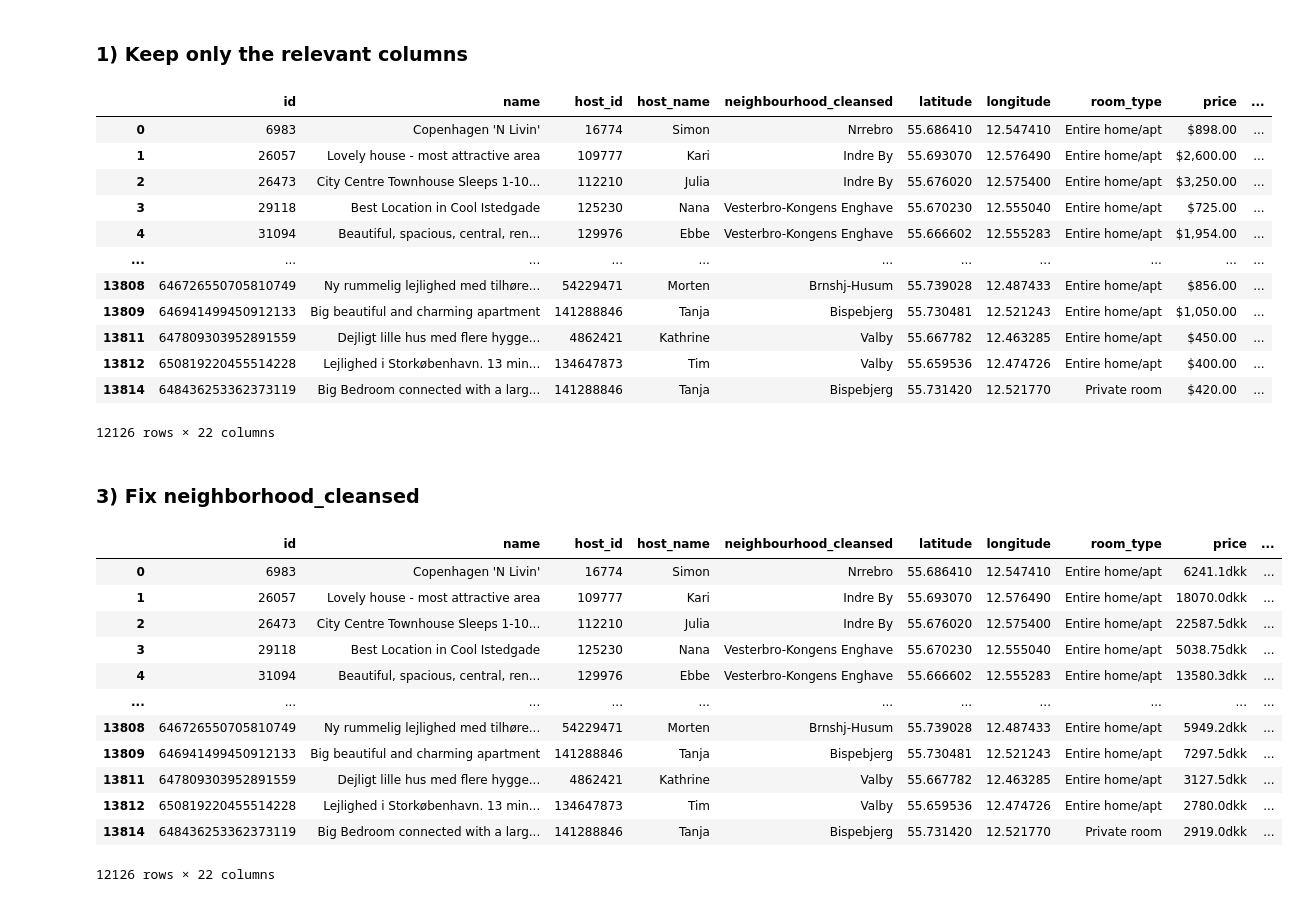
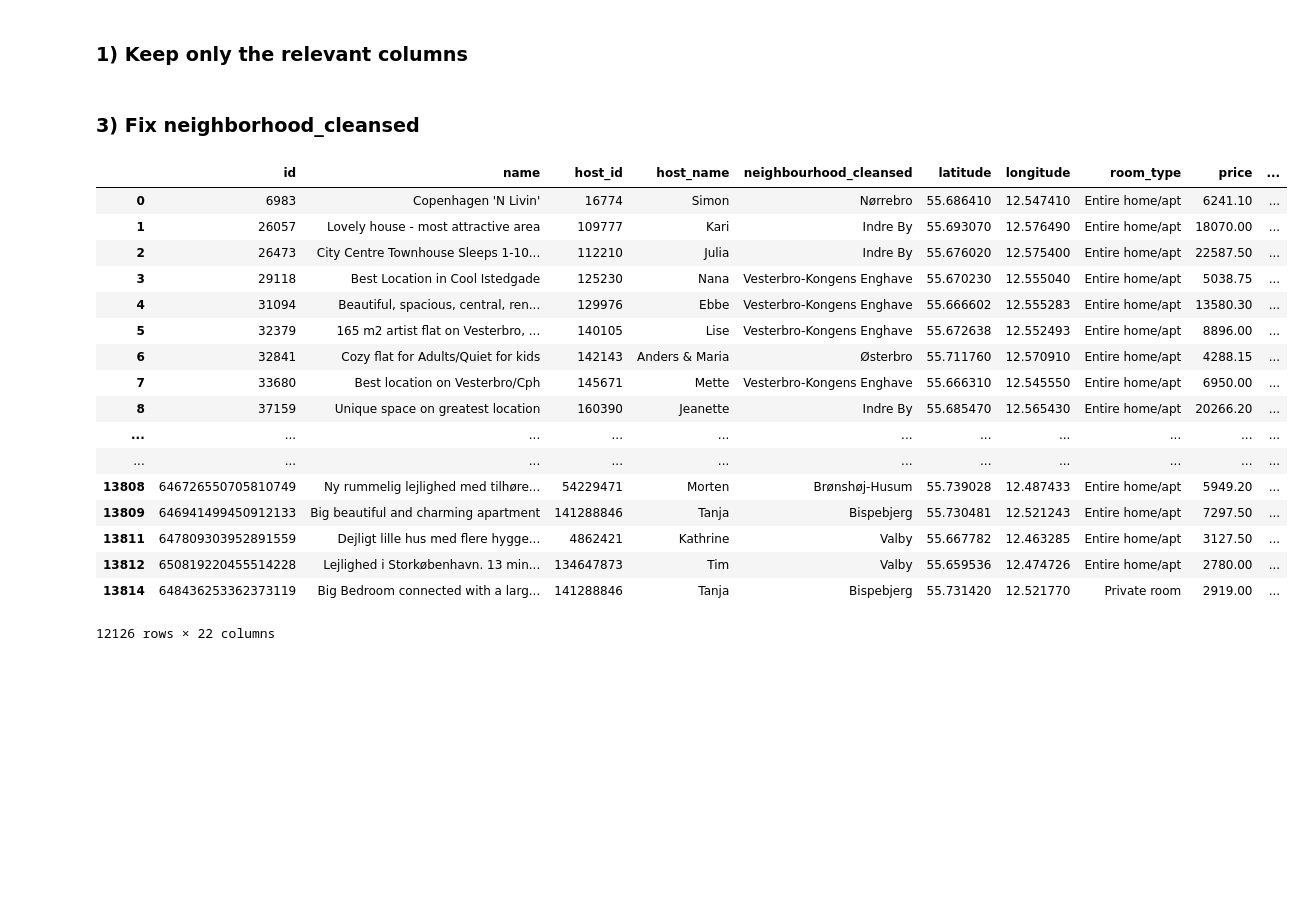
Before and after one commit to maxim-zavidei/viauc-mal1-a23, a Jupyter notebook: assignment1/assignment-solution.ipynb, the cells around one changed output. Cells and saved outputs as stored; diff of their text form; code cells hidden in the pictures; blank space fills up the shorter version.

```diff
--- a/assignment1/assignment-solution.ipynb
+++ b/assignment1/assignment-solution.ipynb
@@ -59,51 +64,63 @@ pd.set_option('display.max_rows', 500)
 pd.set_option('display.max_columns', 500)
 
 # Remove any rows that contain not defined entries in them
-relevant_listings = relevant_listings.dropna()#num_of_reviews_cleaned[~num_of_reviews_cleaned.isna().any(axis=1)]
-relevant_listings
+relevant_listings = relevant_listings.dropna()
+# relevant_listings
-# %% [output]
-|  | id | name | host_id | host_name | neighbourhood_cleansed | latitude | longitude | room_type | price | ... |
-| 0 | 6983 | Copenhagen 'N Livin' | 16774 | Simon | Nrrebro | 55.686410 | 12.547410 | Entire home/apt | $898.00 | ... |
-| 1 | 26057 | Lovely house - most attractive area | 109777 | Kari | Indre By | 55.693070 | 12.576490 | Entire home/apt | $2,600.00 | ... |
-| 2 | 26473 | City Centre Townhouse Sleeps 1-10... | 112210 | Julia | Indre By | 55.676020 | 12.575400 | Entire home/apt | $3,250.00 | ... |
-| 3 | 29118 | Best Location in Cool Istedgade | 125230 | Nana | Vesterbro-Kongens Enghave | 55.670230 | 12.555040 | Entire home/apt | $725.00 | ... |
-| 4 | 31094 | Beautiful, spacious, central, ren... | 129976 | Ebbe | Vesterbro-Kongens Enghave | 55.666602 | 12.555283 | Entire home/apt | $1,954.00 | ... |
-| ... | ... | ... | ... | ... | ... | ... | ... | ... | ... | ... |
-| 13808 | 646726550705810749 | Ny rummelig lejlighed med tilhøre... | 54229471 | Morten | Brnshj-Husum | 55.739028 | 12.487433 | Entire home/apt | $856.00 | ... |
-| 13809 | 646941499450912133 | Big beautiful and charming apartment | 141288846 | Tanja | Bispebjerg | 55.730481 | 12.521243 | Entire home/apt | $1,050.00 | ... |
-| 13811 | 647809303952891559 | Dejligt lille hus med flere hygge... | 4862421 | Kathrine | Valby | 55.667782 | 12.463285 | Entire home/apt | $450.00 | ... |
-| 13812 | 650819220455514228 | Lejlighed i Storkøbenhavn. 13 min... | 134647873 | Tim | Valby | 55.659536 | 12.474726 | Entire home/apt | $400.00 | ... |
-| 13814 | 648436253362373119 | Big Bedroom connected with a larg... | 141288846 | Tanja | Bispebjerg | 55.731420 | 12.521770 | Private room | $420.00 | ... |
-12126 rows × 22 columns
 # %% [markdown]
 ### 3) Fix neighborhood_cleansed
 # %%
 # Define the exchange rate (1 USD to DKK)
 exchange_rate_usd_to_dkk = 6.95
 
 # Define a conversion function to convert USD to DKK
 def convert_usd_to_dkk(price_usd):
     price_dkk = round(price_usd * exchange_rate_usd_to_dkk, 4)
-    price_dkk_str = str(price_dkk) + "dkk"
+    price_dkk_str = price_dkk
     return price_dkk_str
 
 # define the mapping table
 mapping_table = str.maketrans({'$': '', ',': ''})
 
+pd.set_option('display.max_rows', 0)
+pd.set_option('display.max_columns', 0)
+
 # Apply the conversion function to the 'price' column
 relevant_listings['price'] = relevant_listings['price'].apply(lambda x: x.translate(mapping_table)).apply(pd.to_numeric).apply(convert_usd_to_dkk)#.apply(lambda x: x*exchange_rate_usd_to_dkk).apply(lambda x: str(x)+ "dkk")
 relevant_listings
+
+neighborhood_dictionary = {
+    'Nrrebro': 'Nørrebro',
+    'Indre By' : 'Indre By',
+    'Vesterbro-Kongens Enghave' : 'Vesterbro-Kongens Enghave',
+    'sterbro' : 'Østerbro',
+    'Amager Vest' : 'Amager Vest',
+    'Frederiksberg' : 'Frederiksberg',
+    'Amager st' : 'Amager Øst',
+    'Valby' : 'Valby',
+    'Bispebjerg' : 'Bispebjerg',
+    'Vanlse' : 'Vanløse',
+    'Brnshj-Husum' : 'Brønshøj-Husum'
+}
+
+relevant_listings['neighbourhood_cleansed'] = relevant_listings['neighbourhood_cleansed'].apply(lambda x: neighborhood_dictionary[x])
+
+relevant_listings
 # %% [output]
 |  | id | name | host_id | host_name | neighbourhood_cleansed | latitude | longitude | room_type | price | ... |
-| 0 | 6983 | Copenhagen 'N Livin' | 16774 | Simon | Nrrebro | 55.686410 | 12.547410 | Entire home/apt | 6241.1dkk | ... |
-| 1 | 26057 | Lovely house - most attractive area | 109777 | Kari | Indre By | 55.693070 | 12.576490 | Entire home/apt | 18070.0dkk | ... |
-| 2 | 26473 | City Centre Townhouse Sleeps 1-10... | 112210 | Julia | Indre By | 55.676020 | 12.575400 | Entire home/apt | 22587.5dkk | ... |
-| 3 | 29118 | Best Location in Cool Istedgade | 125230 | Nana | Vesterbro-Kongens Enghave | 55.670230 | 12.555040 | Entire home/apt | 5038.75dkk | ... |
-| 4 | 31094 | Beautiful, spacious, central, ren... | 129976 | Ebbe | Vesterbro-Kongens Enghave | 55.666602 | 12.555283 | Entire home/apt | 13580.3dkk | ... |
+| 0 | 6983 | Copenhagen 'N Livin' | 16774 | Simon | Nørrebro | 55.686410 | 12.547410 | Entire home/apt | 6241.10 | ... |
+| 1 | 26057 | Lovely house - most attractive area | 109777 | Kari | Indre By | 55.693070 | 12.576490 | Entire home/apt | 18070.00 | ... |
+| 2 | 26473 | City Centre Townhouse Sleeps 1-10... | 112210 | Julia | Indre By | 55.676020 | 12.575400 | Entire home/apt | 22587.50 | ... |
+| 3 | 29118 | Best Location in Cool Istedgade | 125230 | Nana | Vesterbro-Kongens Enghave | 55.670230 | 12.555040 | Entire home/apt | 5038.75 | ... |
+| 4 | 31094 | Beautiful, spacious, central, ren... | 129976 | Ebbe | Vesterbro-Kongens Enghave | 55.666602 | 12.555283 | Entire home/apt | 13580.30 | ... |
+| 5 | 32379 | 165 m2 artist flat on Vesterbro, ... | 140105 | Lise | Vesterbro-Kongens Enghave | 55.672638 | 12.552493 | Entire home/apt | 8896.00 | ... |
+| 6 | 32841 | Cozy flat for Adults/Quiet for kids | 142143 | Anders & Maria | Østerbro | 55.711760 | 12.570910 | Entire home/apt | 4288.15 | ... |
+| 7 | 33680 | Best location on Vesterbro/Cph | 145671 | Mette | Vesterbro-Kongens Enghave | 55.666310 | 12.545550 | Entire home/apt | 6950.00 | ... |
+| 8 | 37159 | Unique space on greatest location | 160390 | Jeanette | Indre By | 55.685470 | 12.565430 | Entire home/apt | 20266.20 | ... |
 | ... | ... | ... | ... | ... | ... | ... | ... | ... | ... | ... |
-| 13808 | 646726550705810749 | Ny rummelig lejlighed med tilhøre... | 54229471 | Morten | Brnshj-Husum | 55.739028 | 12.487433 | Entire home/apt | 5949.2dkk | ... |
-| 13809 | 646941499450912133 | Big beautiful and charming apartment | 141288846 | Tanja | Bispebjerg | 55.730481 | 12.521243 | Entire home/apt | 7297.5dkk | ... |
-| 13811 | 647809303952891559 | Dejligt lille hus med flere hygge... | 4862421 | Kathrine | Valby | 55.667782 | 12.463285 | Entire home/apt | 3127.5dkk | ... |
-| 13812 | 650819220455514228 | Lejlighed i Storkøbenhavn. 13 min... | 134647873 | Tim | Valby | 55.659536 | 12.474726 | Entire home/apt | 2780.0dkk | ... |
-| 13814 | 648436253362373119 | Big Bedroom connected with a larg... | 141288846 | Tanja | Bispebjerg | 55.731420 | 12.521770 | Private room | 2919.0dkk | ... |
+| ... | ... | ... | ... | ... | ... | ... | ... | ... | ... | ... |
+| 13808 | 646726550705810749 | Ny rummelig lejlighed med tilhøre... | 54229471 | Morten | Brønshøj-Husum | 55.739028 | 12.487433 | Entire home/apt | 5949.20 | ... |
+| 13809 | 646941499450912133 | Big beautiful and charming apartment | 141288846 | Tanja | Bispebjerg | 55.730481 | 12.521243 | Entire home/apt | 7297.50 | ... |
+| 13811 | 647809303952891559 | Dejligt lille hus med flere hygge... | 4862421 | Kathrine | Valby | 55.667782 | 12.463285 | Entire home/apt | 3127.50 | ... |
+| 13812 | 650819220455514228 | Lejlighed i Storkøbenhavn. 13 min... | 134647873 | Tim | Valby | 55.659536 | 12.474726 | Entire home/apt | 2780.00 | ... |
+| 13814 | 648436253362373119 | Big Bedroom connected with a larg... | 141288846 | Tanja | Bispebjerg | 55.731420 | 12.521770 | Private room | 2919.00 | ... |
 12126 rows × 22 columns
```
Also changed, not shown: parts of 1 cell of this notebook.
